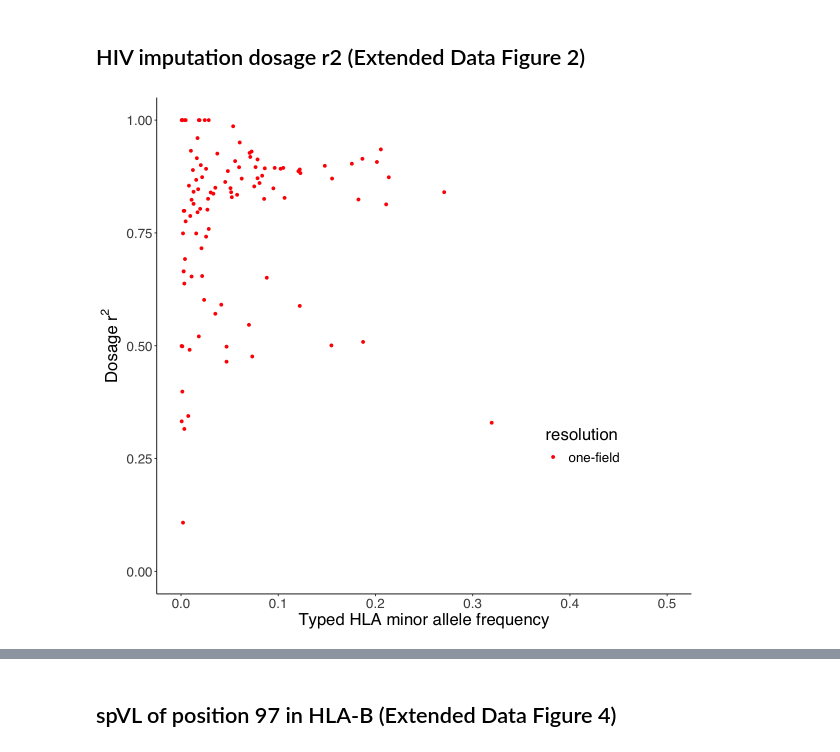
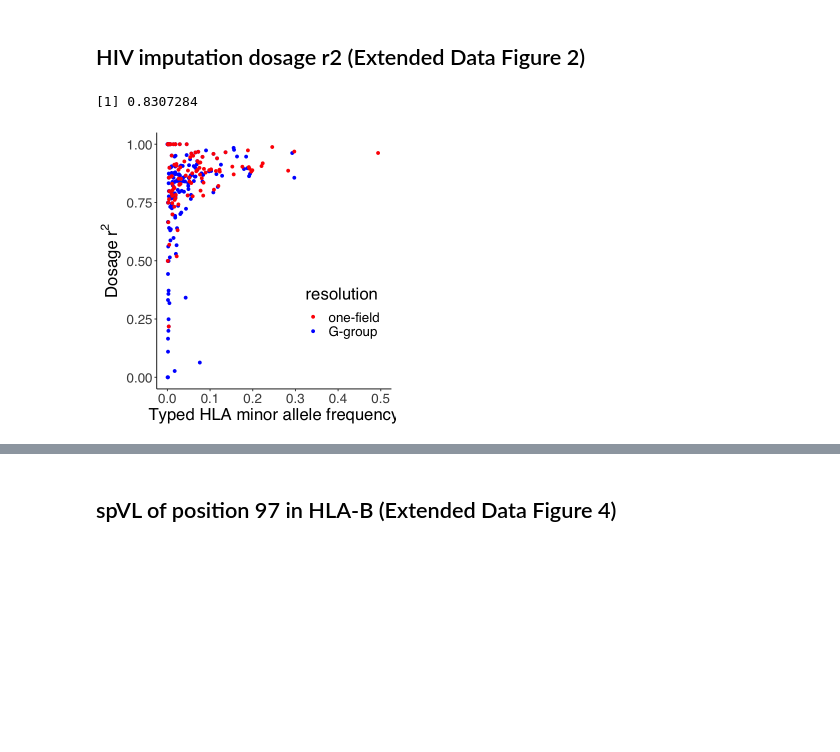
Before and after one commit to immunogenomics/HLA-TAPAS, a Jupyter notebook: manuscript/scripts/Extended_Data_Figures.ipynb, the cells around one changed output, grey strips where cells are left out. Cells and saved outputs as stored; diff of their text form; code cells hidden in the pictures; blank space fills up the shorter version.

Commit message:
publisher requested figure format

```diff
--- a/manuscript/scripts/Extended_Data_Figures.ipynb
+++ b/manuscript/scripts/Extended_Data_Figures.ipynb
@@ -67,18 +83,21 @@ hiv$resolution <- ifelse(hiv$num==1,"two-field",hiv$resolution)
 hiv$resolution <- ifelse(hiv$num==0,"one-field",hiv$resolution)
 # %%
 hiv$resolution <- factor(hiv$resolution, levels = c("one-field","G-group"))
+mean(hiv[hiv$resolution=="G-group" &hiv$HIV_freq>0.005,]$HIV_r2,na.rm=T)
 
-ggplot(hiv %>% filter(resolution!="G-group"),aes(HIV_freq,HIV_r2,col=resolution)) +
+ggplot(na.omit(hiv),aes(HIV_freq,HIV_r2,col=resolution)) +
 geom_point()  +
 xlim(0,0.5) + ylim(0,1) +
     xlab("Typed HLA minor allele frequency") + ylab(expression("Dosage"~r^2)) +
     scale_color_manual(values=c("red","blue"),
                       labels = c("one-field","G-group")) +
     theme(legend.position=c(0.8,0.3))
 
-#ggsave(filename = "../figs/EXDF2_dosage_r2.pdf",width=6,height=6)
+
+ggsave(filename = "../figs/EDF2_dosage_r2.pdf",width=180,height=180,units="mm")
 # %% [output]
+[1] 0.8307284
-[figure, old version]
+[figure, new version]
 # %%
 hiv %>% filter(resolution!="G-group" & HIV_r2 <0.5)
 # %% [output]
```
Also changed, not shown: parts of 18 cells of this notebook, 5 other files.
